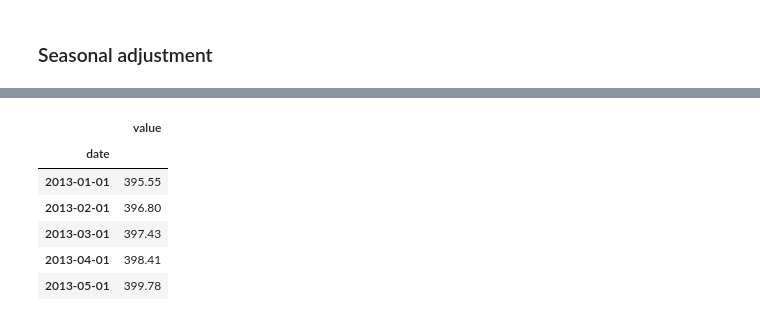
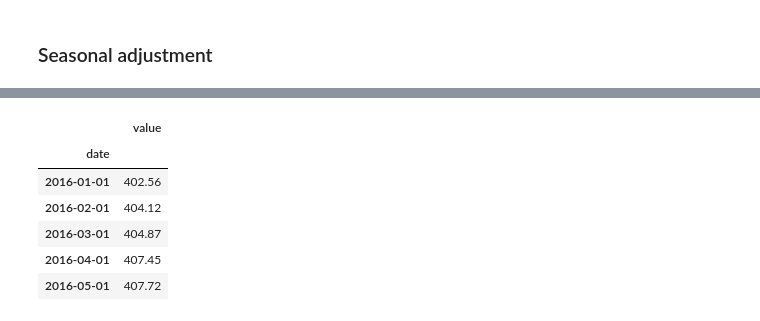
Before and after one commit to OleksiiHayvoronskyi/lesson_46, a Jupyter notebook: Lesson_46_Make_Predictions.ipynb, the cells around one changed output, grey strips where cells are left out. Cells and saved outputs as stored; diff of their text form; code cells hidden in the pictures.

```diff
--- a/Lesson_46_Make_Predictions.ipynb
+++ b/Lesson_46_Make_Predictions.ipynb
@@ -256,10 +253,3 @@ date
 Name: trend, dtype: float64
 # %% [markdown]
 ### Seasonal adjustment
-# %%
-# Data for adjustment.
-df_cardox.loc['2014']=df_cardox.loc['2013']
-df_cardox.loc['2015']=df_cardox.loc['2013']
-df_cardox.loc['2016']=df_cardox.loc['2013']
-df_cardox.loc['2017']=df_cardox.loc['2013']
-df_cardox.loc['2018']=df_cardox.loc['2013']
@@ -284,0 +256,9 @@ train.head()
+# %%
+# Data for adjustment.
+df_cardox.loc['2018-01-01']=df_cardox.loc['2017-01-01']
+df_cardox.loc['2018-02-01']=df_cardox.loc['2017-02-01']
+df_cardox.loc['2018-03-01']=df_cardox.loc['2017-03-01']
+df_cardox.loc['2018-04-01']=df_cardox.loc['2017-04-01']
+df_cardox.loc['2018-05-01']=df_cardox.loc['2017-05-01']
+df_cardox.loc['2018-06-01']=df_cardox.loc['2017-06-01']
+df_cardox.loc['2018-07-01']=df_cardox.loc['2017-07-01']
@@ -285,11 +277,11 @@ train.head()
 # %%
-test = df_cardox['2013']
+test = df_cardox['2016']
 test.head()
 # %% [output]
 |  | value |
 | date |  |
-| 2013-01-01 | 395.55 |
-| 2013-02-01 | 396.80 |
-| 2013-03-01 | 397.43 |
-| 2013-04-01 | 398.41 |
-| 2013-05-01 | 399.78 |
+| 2016-01-01 | 402.56 |
+| 2016-02-01 | 404.12 |
+| 2016-03-01 | 404.87 |
+| 2016-04-01 | 407.45 |
+| 2016-05-01 | 407.72 |
```
Also changed, not shown: parts of 12 cells of this notebook.
